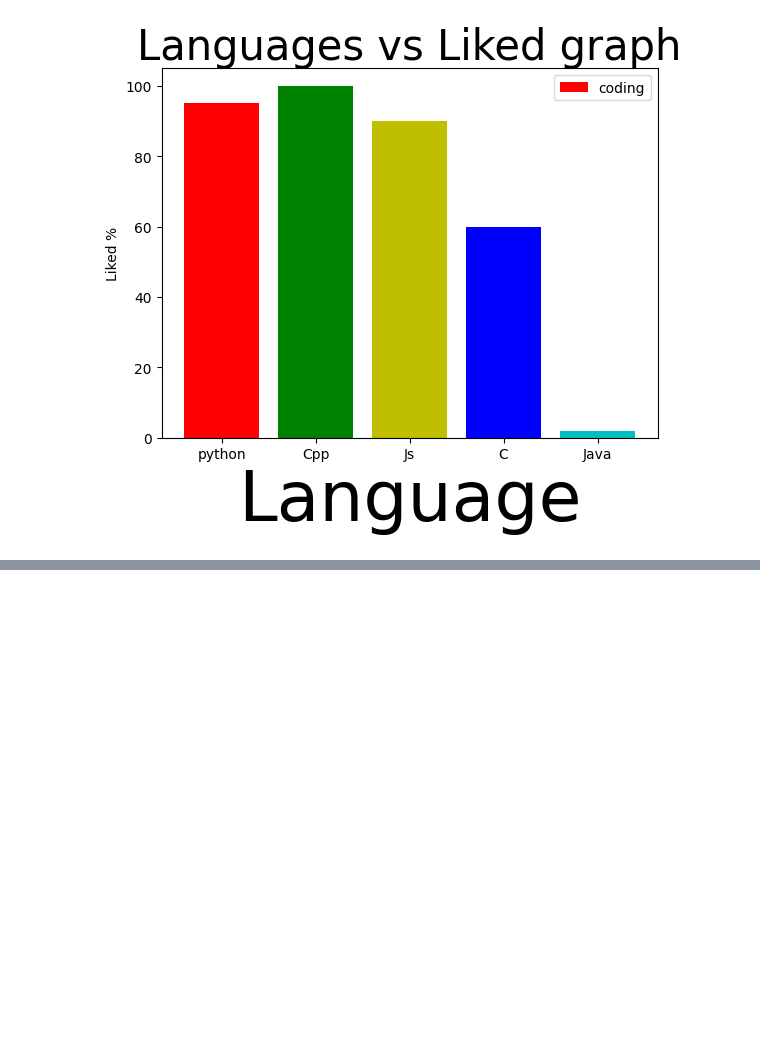
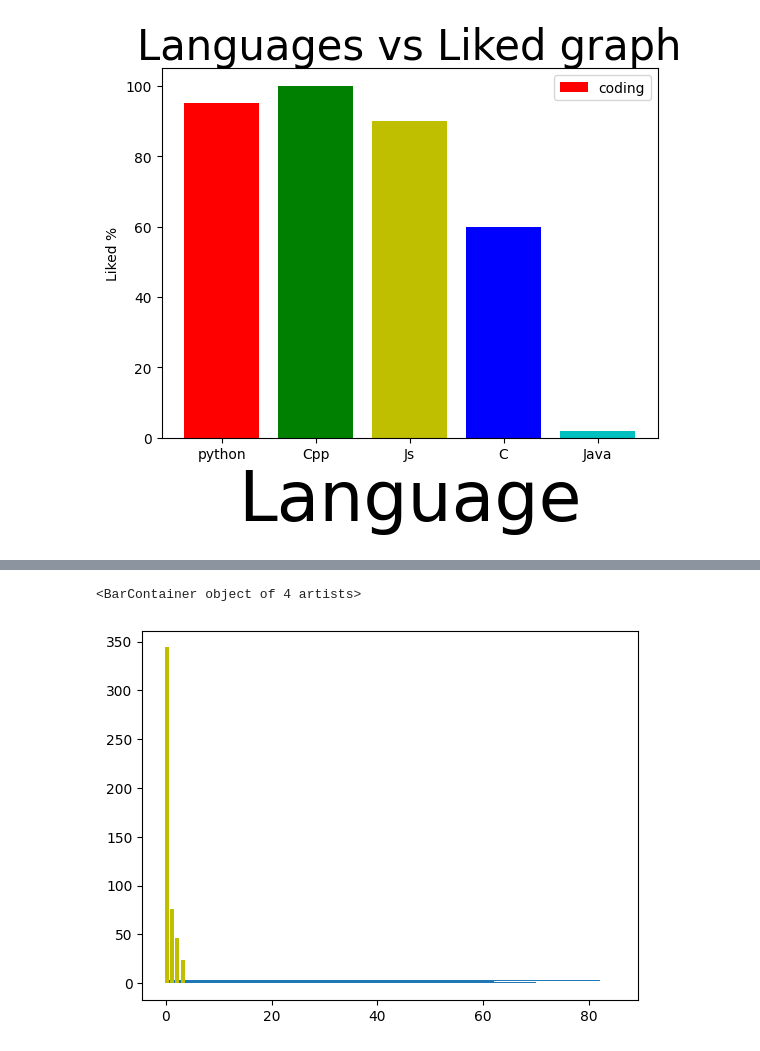
Before and after one commit to shreyshah173/DataVisualization, a Jupyter notebook: Barplot.ipynb, the cells around one changed output, grey strips where cells are left out. Cells and saved outputs as stored; diff of their text form; code cells hidden in the pictures; blank space fills up the shorter version.

```diff
--- a/Barplot.ipynb
+++ b/Barplot.ipynb
@@ -33,0 +73,7 @@ plt.legend()
+# %%
+plt.barh(p,y,)
+plt.bar(p1,z,color="y")
+# plt.xticks(p+width/2,x,rotation=30)
+# %% [output]
+<BarContainer object of 4 artists>
+[figure, added]
```
Also changed, not shown: parts of 7 cells of this notebook.
